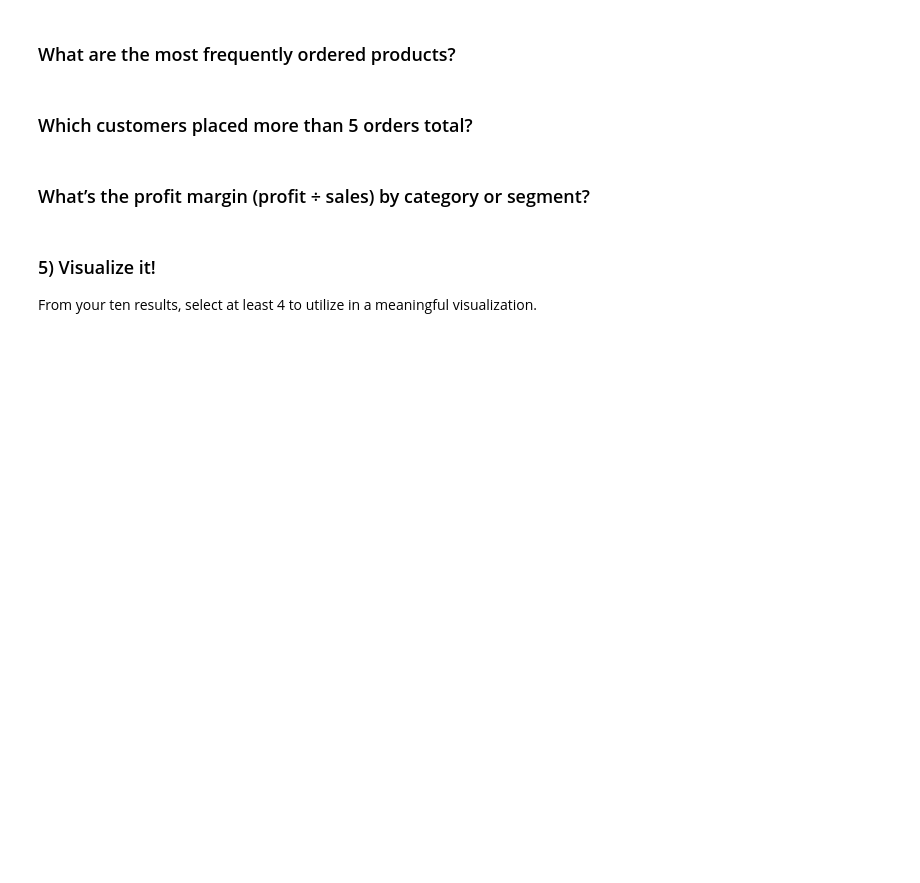
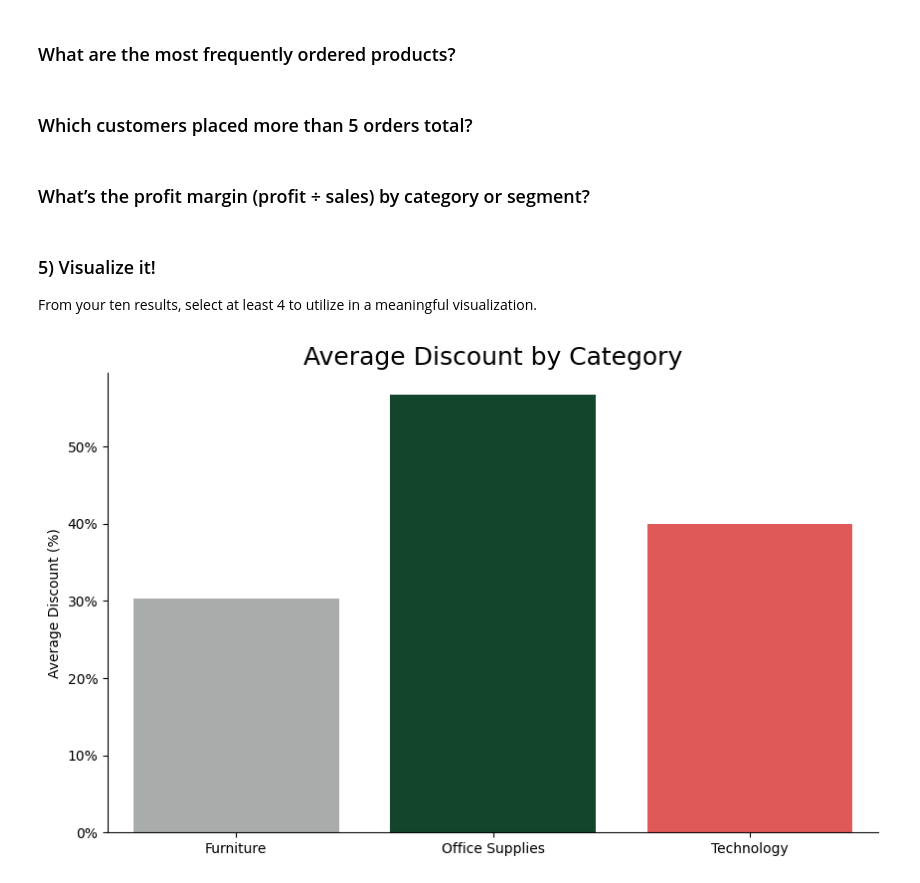
Before and after one commit to mollichite/DA_M3_W4_Workflow, a Jupyter notebook: notebooks/superstore_sales_workflow.ipynb, the cells around one changed output. Drawn from its saved outputs; the diff is of its cells as text; code cells hidden in the pictures; blank space fills up the shorter version.

```diff
--- a/notebooks/superstore_sales_workflow.ipynb
+++ b/notebooks/superstore_sales_workflow.ipynb
@@ -41,14 +115,15 @@ With real data, it is very likely more cleaning and wrangling would be required.
 # %% [markdown]
 ## 3) Build Relational Tables
 # %%
-conn = sqlite3.connect('data/superstore.db')
+conn = sqlite3.connect('../data/superstore.db')
 
-customers_df = df[['Customer ID','Customer Name','customer_category','City','State','Region']].drop_duplicates().rename(columns={
+customers_df = df[['Customer ID','Customer Name','customer_category','City','State','Region','Postal Code']].drop_duplicates().rename(columns={
     'Customer ID':'customer_id',
     'Customer Name':'customer_name',
     'City':'city',
     'State':'state',
-    'Region':'region'
+    'Region':'region',
+    'Postal Code':'postal_code'
 })
 
 products_df = df[['Product ID','Category','Sub-Category','Product Name']].drop_duplicates().rename(columns={
@@ -113,0 +226,14 @@ result4
+# %%
+query4 = """ SELECT
+    AVG(od.discount) AS avg_dis,
+    od.product_id,
+    p.product_id,
+    p.category
+    FROM order_details od
+    JOIN products p ON p.product_id = od.product_id
+    GROUP BY od.discount
+    ORDER BY p.category
+
+ """
+result4 = pd.read_sql(query4, conn)
+result4
@@ -151,4 +294,25 @@ result10
 ### 5) Visualize it!
 
 From your ten results, select at least 4 to utilize in a meaningful visualization.
+# %%
+# example using result1
+plt.figure(figsize=(10,6))
+colors = ["#a7adaa", "#0B4D2C", "#f74141" ]
+sns.barplot(result4, x='category', y='avg_dis', palette=colors, hue='category', legend=False, errorbar=None)
+plt.title('Average Discount by Category',fontsize=18)
+plt.xlabel(None)
+plt.ylabel('Average Discount (%)')
+
+#for those wondering how to get rid of scientific notation! Set style to plain:
+plt.ticklabel_format(style='plain', axis='y')
+
+#mticker is a great library for helping tick mark formatting, such as adding commas and dollar signs in this case
+ax = plt.gca()
+ax.yaxis.set_major_formatter(mticker.PercentFormatter(xmax=1.0))
+
+#using the seaborn library, despining is way easier!
+sns.despine()
+plt.show()
+# %% [output]
+[figure, added]
 # %%
```
Also changed, not shown: parts of 17 cells of this notebook, 2 other files.
